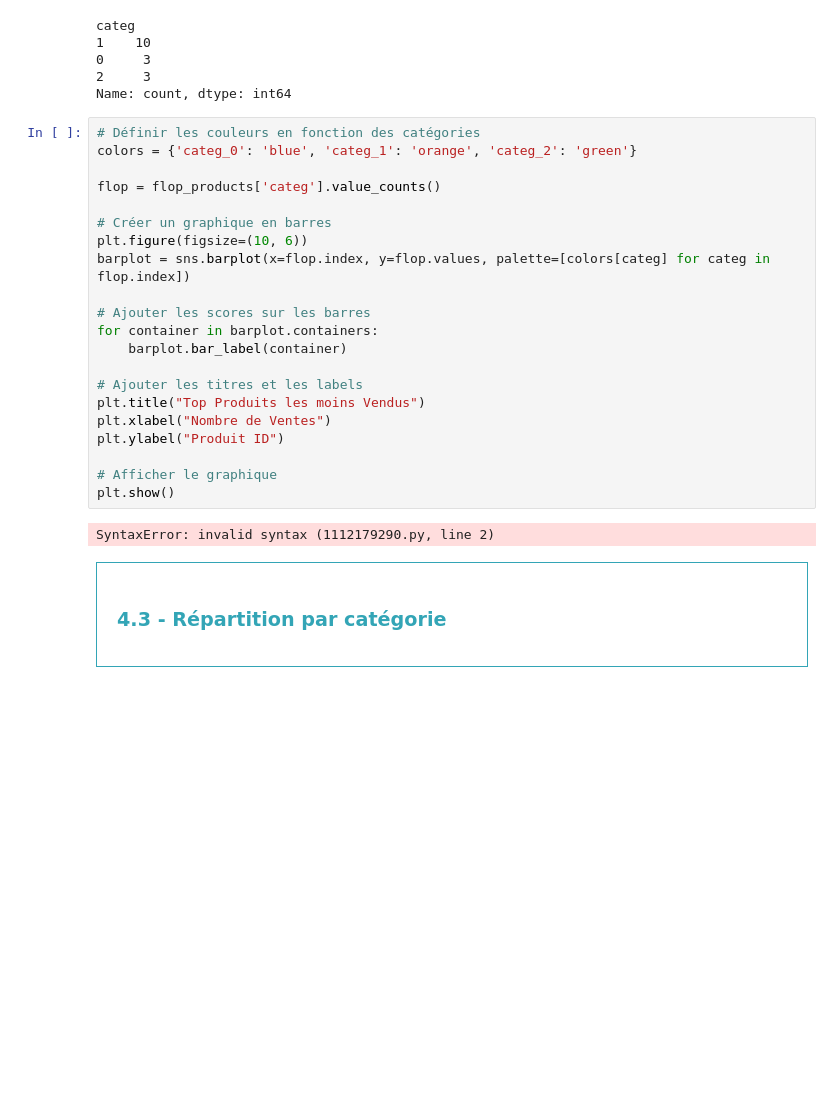
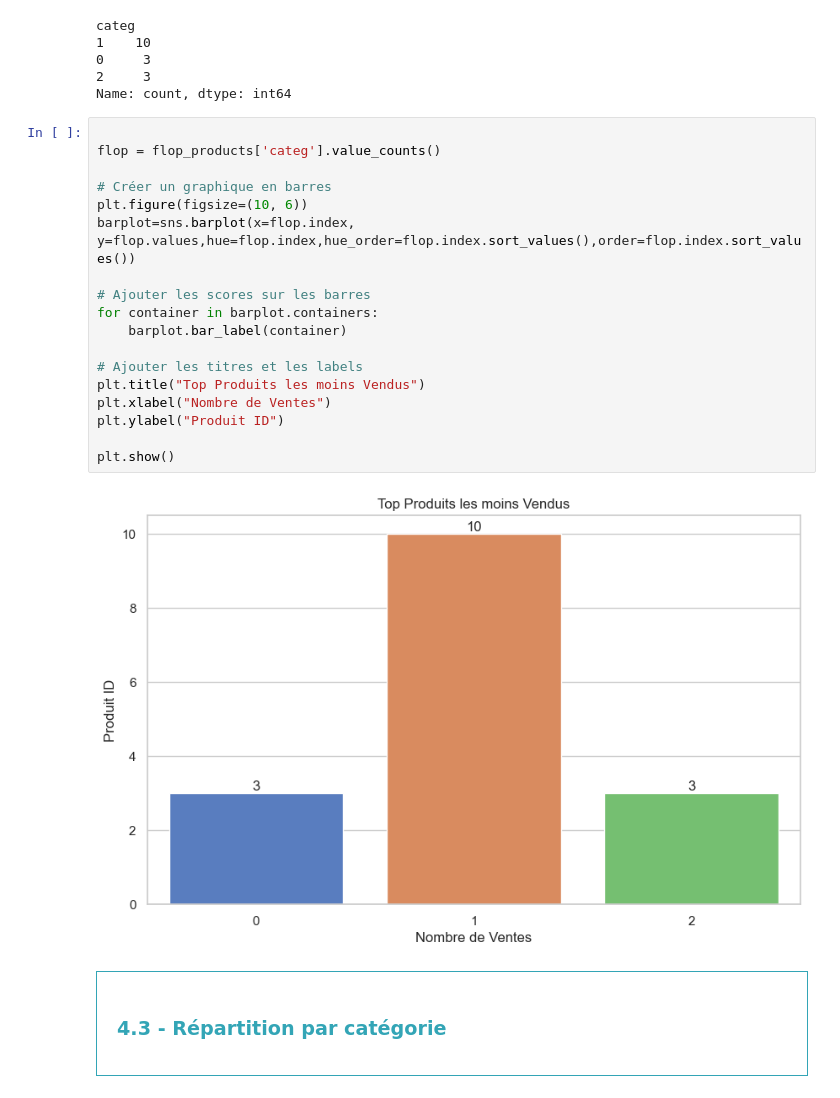
Before and after one commit to obenmaha/analyse-ventes-librairie, a Jupyter notebook: Analyse des Vente_V2.ipynb, the cells around one changed output. Drawn from its saved outputs; the diff is of its cells as text; blank space fills up the shorter version.

```diff
--- a/Analyse des Vente_V2.ipynb
+++ b/Analyse des Vente_V2.ipynb
@@ -667,28 +667,25 @@ categ
 2     3
 Name: count, dtype: int64
 # %%
-# Définir les couleurs en fonction des catégories
-colors = {'categ_0': 'blue', 'categ_1': 'orange', 'categ_2': 'green'}
 
 flop = flop_products['categ'].value_counts()
 
 # Créer un graphique en barres
 plt.figure(figsize=(10, 6))
-barplot = sns.barplot(x=flop.index, y=flop.values, palette=[colors[categ] for categ in flop.index])
+barplot=sns.barplot(x=flop.index, y=flop.values,hue=flop.index,hue_order=flop.index.sort_values(),order=flop.index.sort_values())
 
 # Ajouter les scores sur les barres
 for container in barplot.containers:
     barplot.bar_label(container)
 
 # Ajouter les titres et les labels
 plt.title("Top Produits les moins Vendus")
 plt.xlabel("Nombre de Ventes")
 plt.ylabel("Produit ID")
 
-# Afficher le graphique
 plt.show()
 # %% [output]
-SyntaxError: invalid syntax (1112179290.py, line 2)
+[figure, added]
 # %% [markdown]
 <div style="border: 1px solid RGB(51,165,182);" >
 <h3 style="margin: auto; padding: 20px; color: RGB(51,165,182); ">4.3 - Répartition par catégorie</h3>
```
Also changed, not shown: parts of 39 cells of this notebook.
